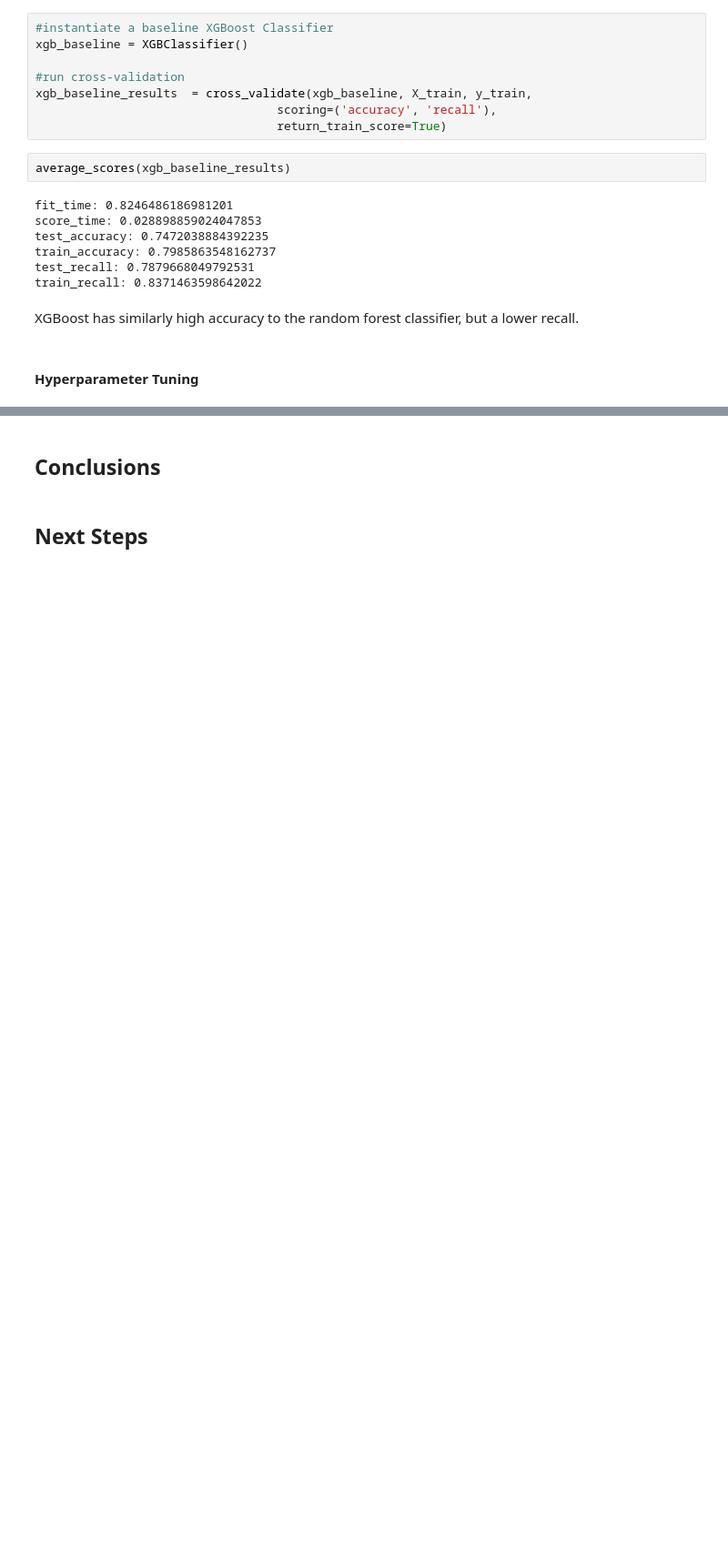
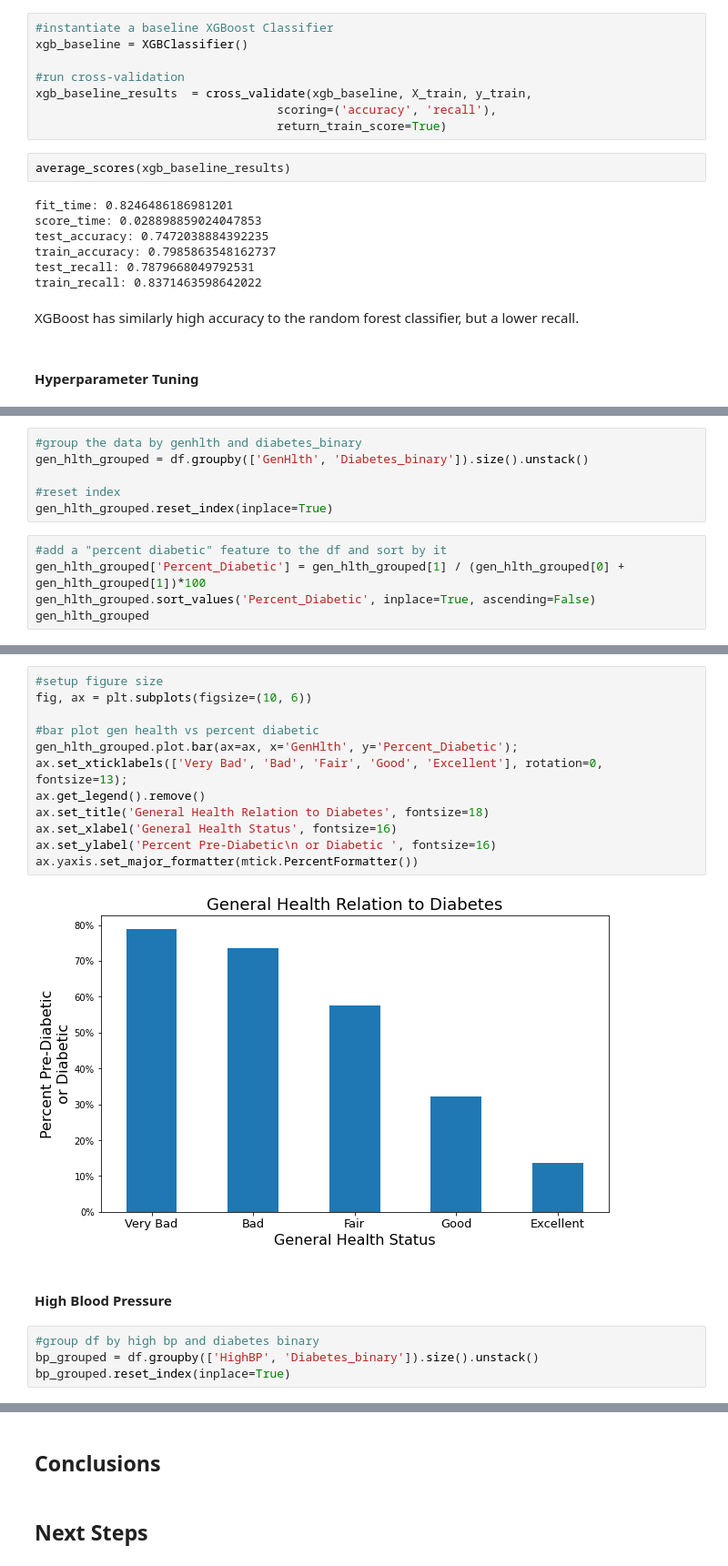
Before and after one commit to bentoler22/Flatiron_Phase_3_Project, a Jupyter notebook: Diabetes_Classification.ipynb, the cells around one changed output, grey strips where cells are left out. Shown at 91% size. Drawn from its saved outputs; the diff is of its cells as text; blank space fills up the shorter version.

```diff
--- a/Diabetes_Classification.ipynb
+++ b/Diabetes_Classification.ipynb
@@ -398,0 +472,11 @@ plt.show();
+# %%
+#group the data by genhlth and diabetes_binary
+gen_hlth_grouped = df.groupby(['GenHlth', 'Diabetes_binary']).size().unstack()
+
+#reset index
+gen_hlth_grouped.reset_index(inplace=True)
+# %%
+#add a "percent diabetic" feature to the df and sort by it
+gen_hlth_grouped['Percent_Diabetic'] = gen_hlth_grouped[1] / (gen_hlth_grouped[0] + gen_hlth_grouped[1])*100
+gen_hlth_grouped.sort_values('Percent_Diabetic', inplace=True, ascending=False)
+gen_hlth_grouped
@@ -398,0 +490,20 @@ plt.show();
+# %%
+#setup figure size
+fig, ax = plt.subplots(figsize=(10, 6))
+
+#bar plot gen health vs percent diabetic
+gen_hlth_grouped.plot.bar(ax=ax, x='GenHlth', y='Percent_Diabetic');
+ax.set_xticklabels(['Very Bad', 'Bad', 'Fair', 'Good', 'Excellent'], rotation=0, fontsize=13);
+ax.get_legend().remove()
+ax.set_title('General Health Relation to Diabetes', fontsize=18)
+ax.set_xlabel('General Health Status', fontsize=16)
+ax.set_ylabel('Percent Pre-Diabetic\n or Diabetic ', fontsize=16)
+ax.yaxis.set_major_formatter(mtick.PercentFormatter())
+# %% [output]
+[figure, added]
+# %% [markdown]
+#### High Blood Pressure
+# %%
+#group df by high bp and diabetes binary
+bp_grouped = df.groupby(['HighBP', 'Diabetes_binary']).size().unstack()
+bp_grouped.reset_index(inplace=True)
```
Also changed, not shown: parts of 47 cells of this notebook.
